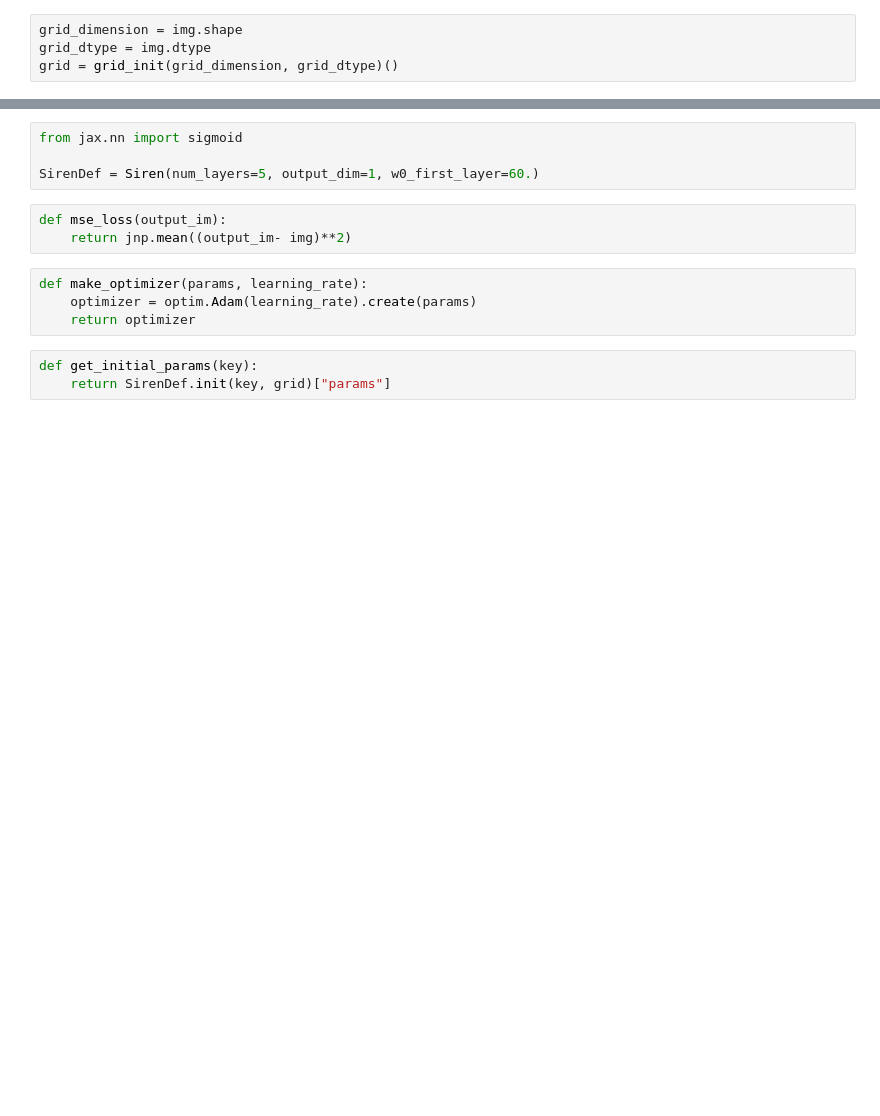
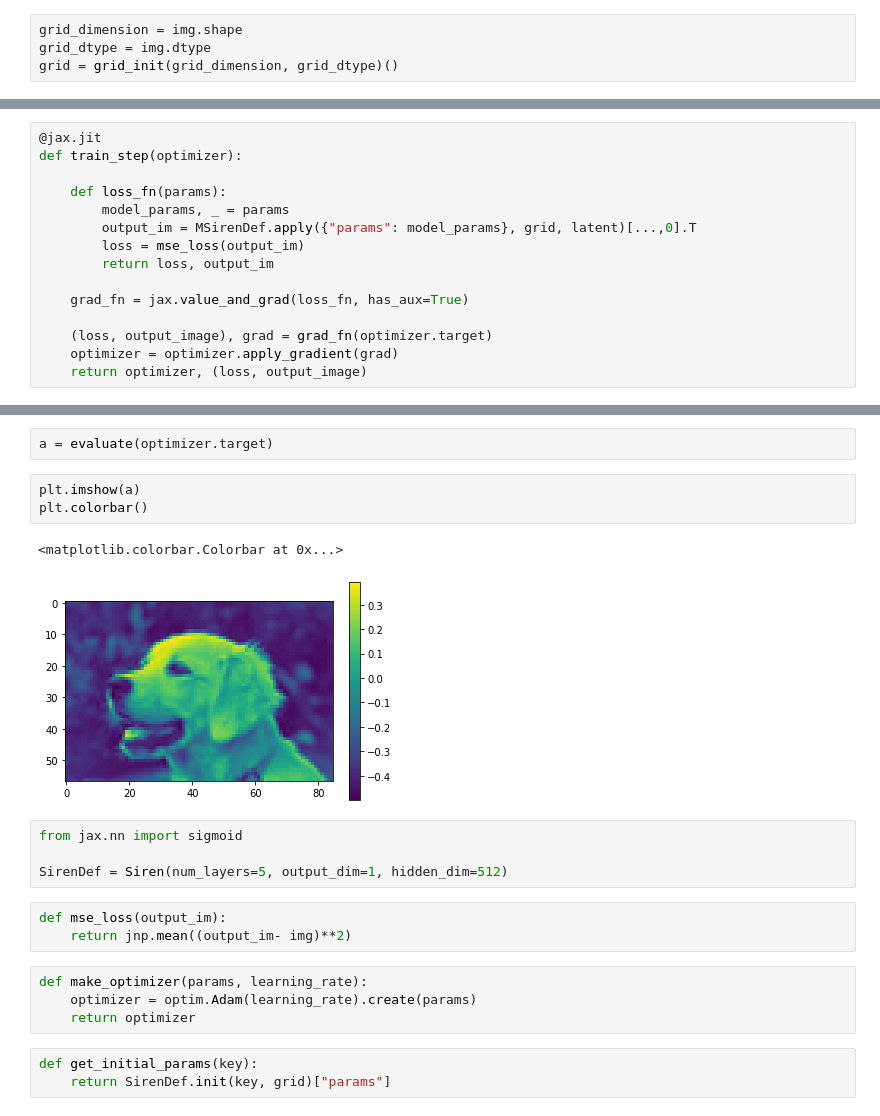
Before and after one commit to astanziola/siren-flax, a Jupyter notebook: Example.ipynb, the cells around one changed output, grey strips where cells are left out. Saved outputs shown, nothing was run; the diff lists cells and outputs as text; blank space fills up the shorter version.

```diff
--- a/Example.ipynb
+++ b/Example.ipynb
@@ -58,0 +107,15 @@ grid.shape
+# %%
+@jax.jit
+def train_step(optimizer):
+
+    def loss_fn(params):
+        model_params, _ = params
+        output_im = MSirenDef.apply({"params": model_params}, grid, latent)[...,0].T
+        loss = mse_loss(output_im)
+        return loss, output_im
+
+    grad_fn = jax.value_and_grad(loss_fn, has_aux=True)
+
+    (loss, output_image), grad = grad_fn(optimizer.target)
+    optimizer = optimizer.apply_gradient(grad)
+    return optimizer, (loss, output_image)
@@ -59,7 +135,15 @@ grid.shape
+# %%
+a = evaluate(optimizer.target)
+# %%
+plt.imshow(a)
+plt.colorbar()
+# %% [output]
+<matplotlib.colorbar.Colorbar at 0x...>
+[figure, added]
 # %%
 from jax.nn import sigmoid
 
-SirenDef = Siren(num_layers=5, output_dim=1, w0_first_layer=60.)
+SirenDef = Siren(num_layers=5, output_dim=1, hidden_dim=512)
 # %%
 def mse_loss(output_im):
     return jnp.mean((output_im- img)**2)
```
Also changed, not shown: parts of 22 cells of this notebook, 4 other files.
